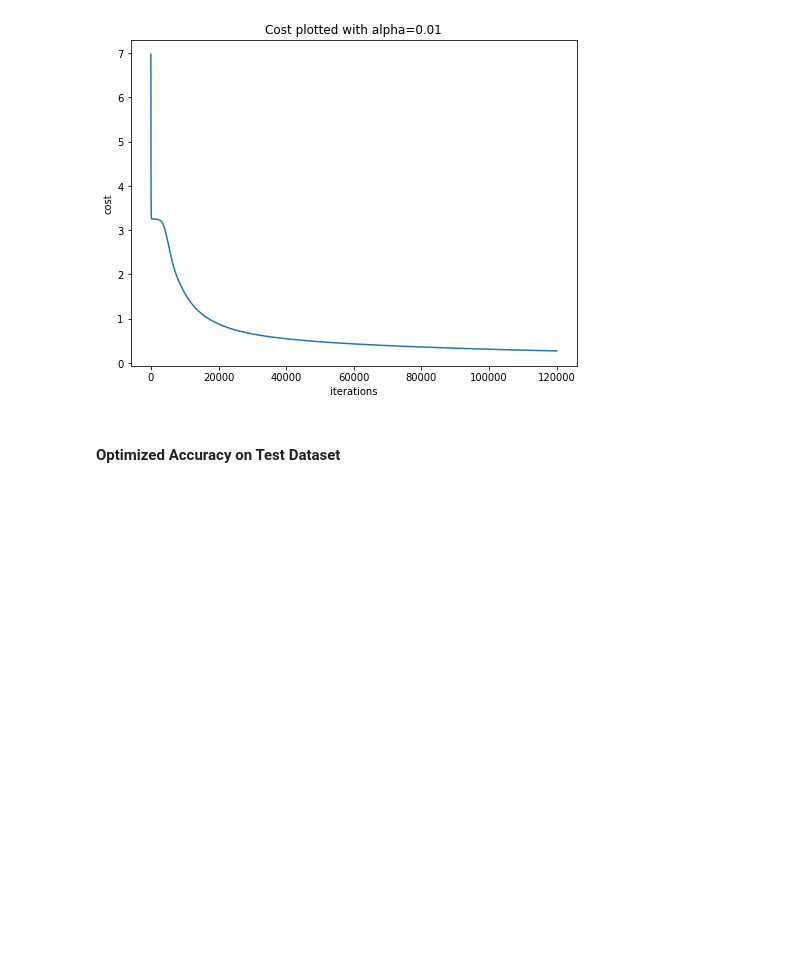
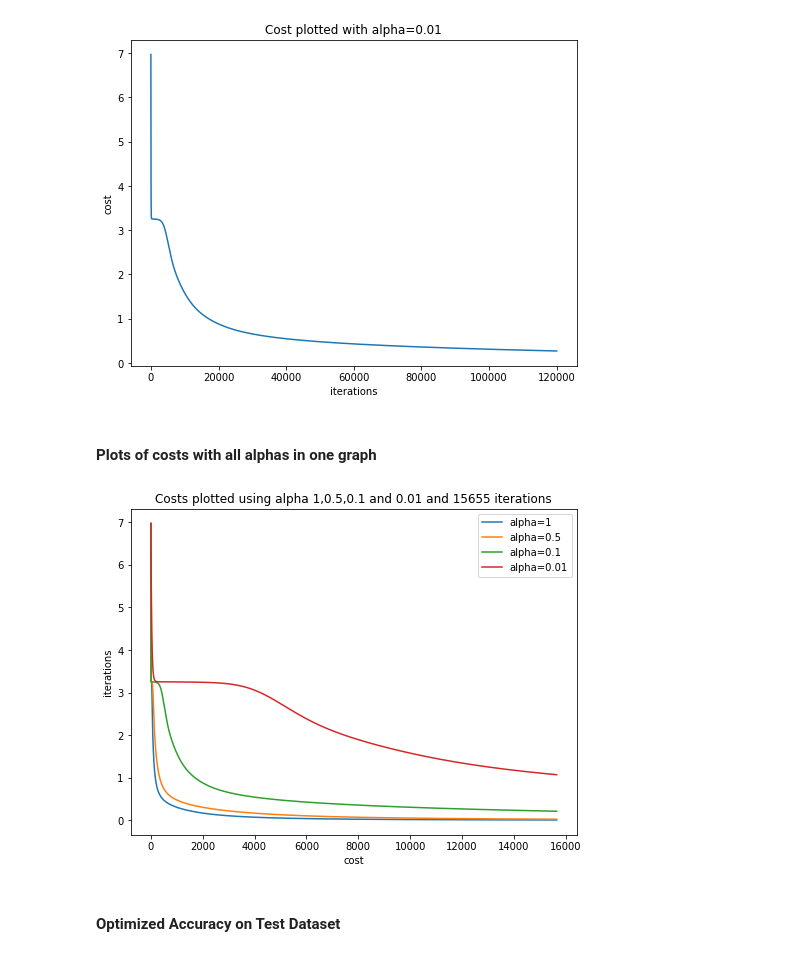
Before and after one commit to manika1511/Deep_learning, a Jupyter notebook: assign_3/assignment_3_Manika_Kapoor.ipynb, the cells around one changed output. Cells and saved outputs as stored; diff of their text form; code cells hidden in the pictures; blank space fills up the shorter version.

Commit message:
add the combined cost vs iterations graph for all alphas

```diff
--- a/assign_3/assignment_3_Manika_Kapoor.ipynb
+++ b/assign_3/assignment_3_Manika_Kapoor.ipynb
@@ -316,6 +316,23 @@ plt.title("Cost plotted with alpha=0.01")
 plt.show()
 # %% [output]
 [figure]
+# %% [markdown]
+#### Plots of costs with all alphas in one graph
+# %%
+costs = [cost_history1, cost_history05[0:15656], cost_history01[0:15656], cost_history001[0:15656]]
+iterations = range(0, 15656)
+plt.plot(iterations, costs[0], label="alpha=1")
+plt.plot(iterations, costs[1], label="alpha=0.5")
+plt.plot(iterations, costs[2], label="alpha=0.1")
+plt.plot(iterations, costs[3], label="alpha=0.01")
+
+plt.xlabel("cost")
+plt.ylabel("iterations")
+plt.title("Costs plotted using alpha 1,0.5,0.1 and 0.01 and 15655 iterations")
+plt.legend()
+plt.show()
+# %% [output]
+[figure, added]
 # %% [markdown]
 #### Optimized Accuracy on Test Dataset
 # %%
```
Also changed, not shown: parts of 1 cell of this notebook.
